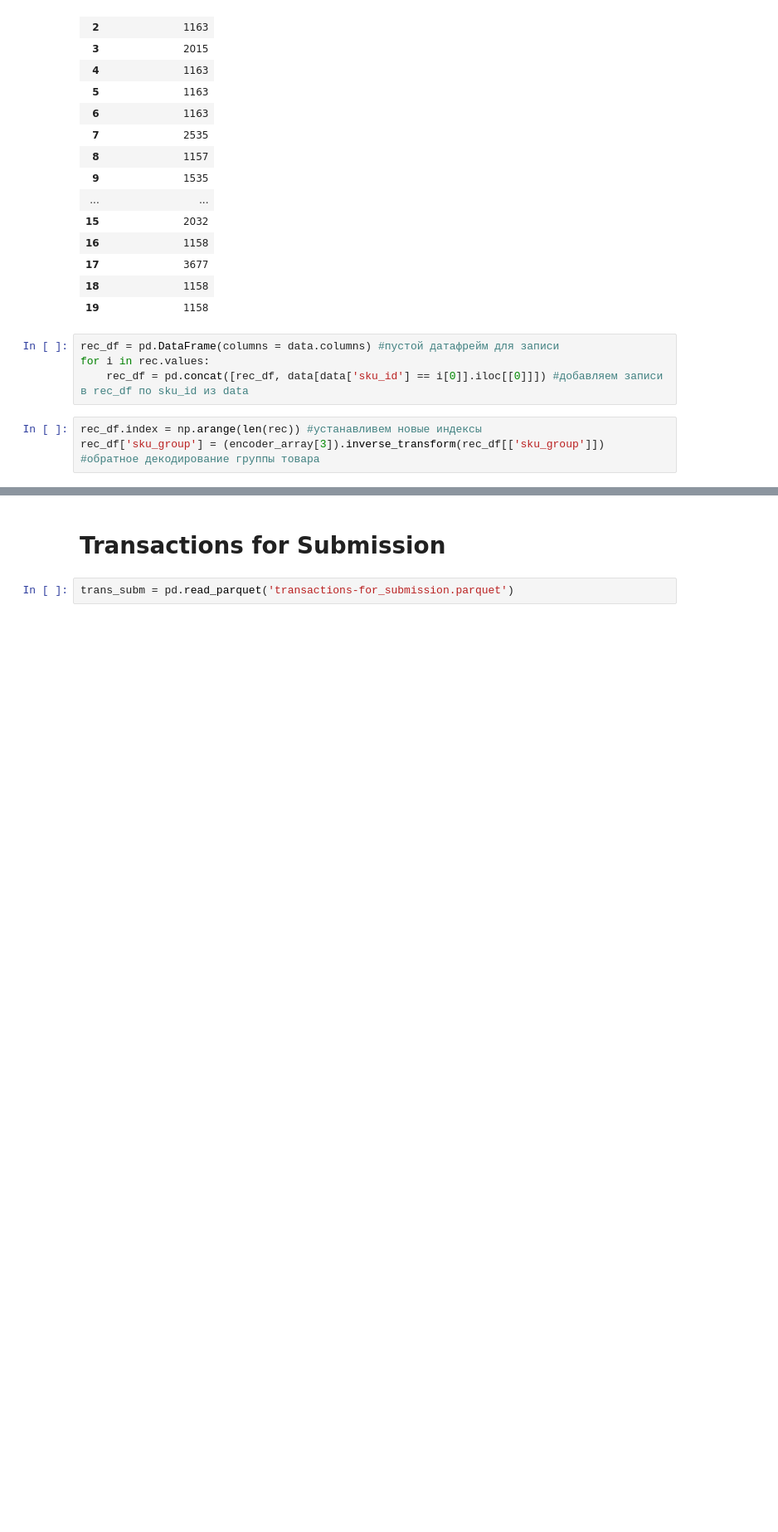
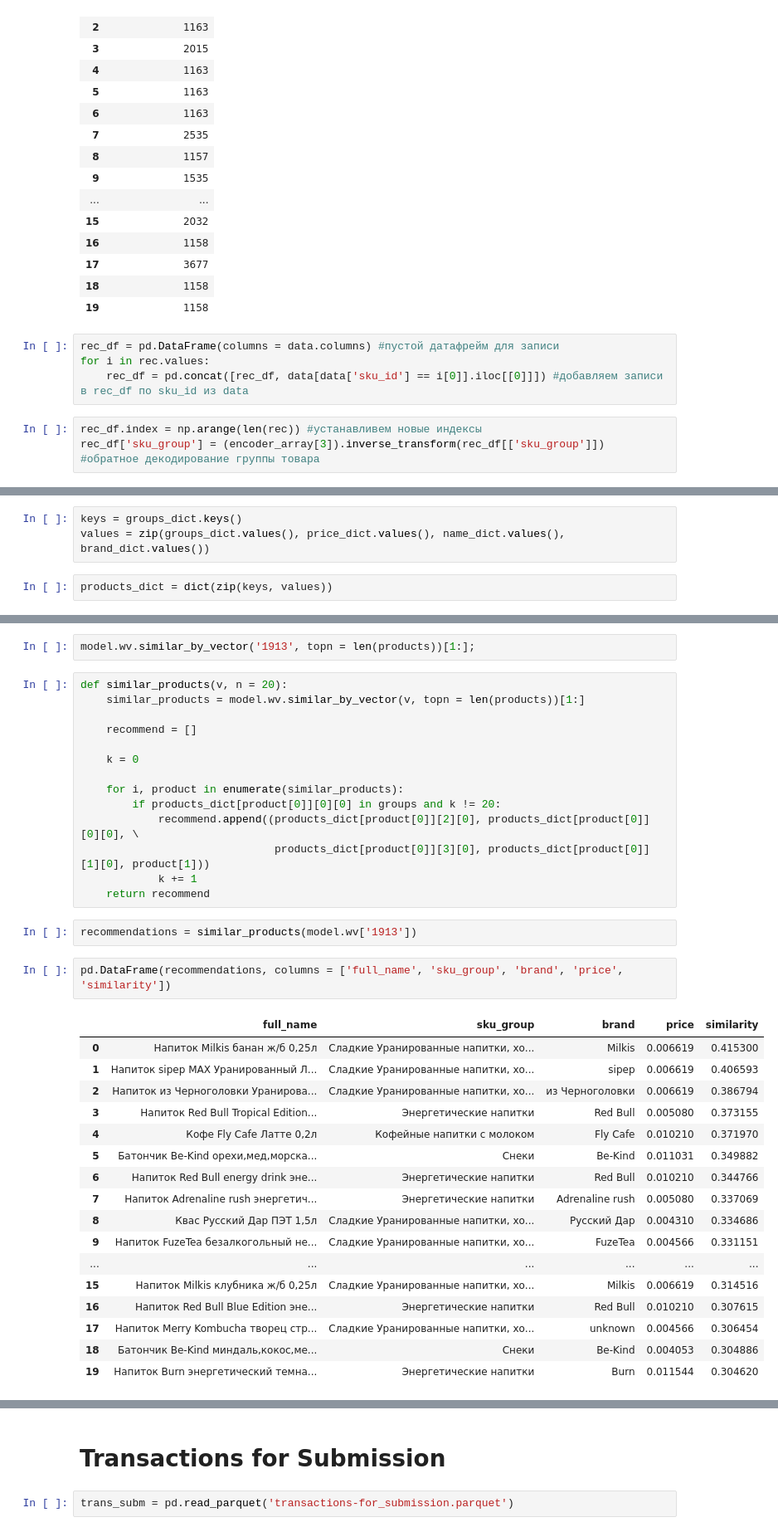
Before and after one commit to kirillzx/GPN-Cup, a Jupyter notebook: GPN_main.ipynb, the cells around one changed output, grey strips where cells are left out. Shown at 83% size. Saved outputs shown, nothing was run; the diff lists cells and outputs as text; blank space fills up the shorter version.

```diff
--- a/GPN_main.ipynb
+++ b/GPN_main.ipynb
@@ -284,0 +351,5 @@ rec_df
+# %%
+keys = groups_dict.keys()
+values = zip(groups_dict.values(), price_dict.values(), name_dict.values(), brand_dict.values())
+# %%
+products_dict = dict(zip(keys, values))
@@ -284,0 +365,38 @@ rec_df
+# %%
+model.wv.similar_by_vector('1913', topn = len(products))[1:];
+# %%
+def similar_products(v, n = 20):
+    similar_products = model.wv.similar_by_vector(v, topn = len(products))[1:]
+
+    recommend = []
+
+    k = 0
+
+    for i, product in enumerate(similar_products):
+        if products_dict[product[0]][0][0] in groups and k != 20:
+            recommend.append((products_dict[product[0]][2][0], products_dict[product[0]][0][0], \
+                              products_dict[product[0]][3][0], products_dict[product[0]][1][0], product[1]))
+            k += 1
+    return recommend
+# %%
+recommendations = similar_products(model.wv['1913'])
+# %%
+pd.DataFrame(recommendations, columns = ['full_name', 'sku_group', 'brand', 'price', 'similarity'])
+# %% [output]
+|  | full_name | sku_group | brand | price | similarity |
+| 0 | Напиток Milkis банан ж/б 0,25л | Сладкие Уранированные напитки, хо... | Milkis | 0.006619 | 0.415300 |
+| 1 | Напиток sipep MAX Уранированный Л... | Сладкие Уранированные напитки, хо... | sipep | 0.006619 | 0.406593 |
+| 2 | Напиток из Черноголовки Уранирова... | Сладкие Уранированные напитки, хо... | из Черноголовки | 0.006619 | 0.386794 |
+| 3 | Напиток Red Bull Tropical Edition... | Энергетические напитки | Red Bull | 0.005080 | 0.373155 |
+| 4 | Кофе Fly Cafe Латте 0,2л | Кофейные напитки с молоком | Fly Cafe | 0.010210 | 0.371970 |
+| 5 | Батончик Be-Kind орехи,мед,морска... | Снеки | Be-Kind | 0.011031 | 0.349882 |
+| 6 | Напиток Red Bull energy drink эне... | Энергетические напитки | Red Bull | 0.010210 | 0.344766 |
+| 7 | Напиток Adrenaline rush энергетич... | Энергетические напитки | Adrenaline rush | 0.005080 | 0.337069 |
+| 8 | Квас Русский Дар ПЭТ 1,5л | Сладкие Уранированные напитки, хо... | Русский Дар | 0.004310 | 0.334686 |
+| 9 | Напиток FuzeTea безалкогольный не... | Сладкие Уранированные напитки, хо... | FuzeTea | 0.004566 | 0.331151 |
+| ... | ... | ... | ... | ... | ... |
+| 15 | Напиток Milkis клубника ж/б 0,25л | Сладкие Уранированные напитки, хо... | Milkis | 0.006619 | 0.314516 |
+| 16 | Напиток Red Bull Blue Edition эне... | Энергетические напитки | Red Bull | 0.010210 | 0.307615 |
+| 17 | Напиток Merry Kombucha творец стр... | Сладкие Уранированные напитки, хо... | unknown | 0.004566 | 0.306454 |
+| 18 | Батончик Be-Kind миндаль,кокос,ме... | Снеки | Be-Kind | 0.004053 | 0.304886 |
+| 19 | Напиток Burn энергетический темна... | Энергетические напитки | Burn | 0.011544 | 0.304620 |
```
Also changed, not shown: parts of 38 cells of this notebook, 1 other file.
